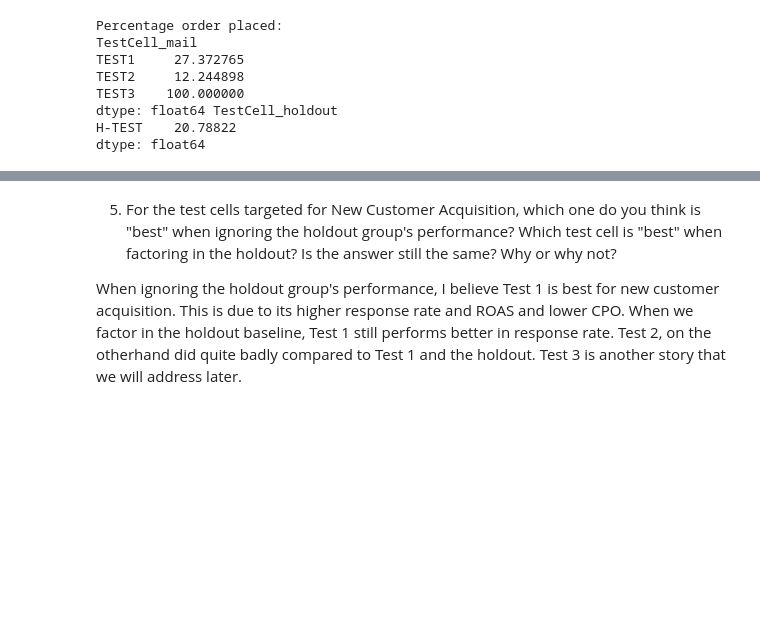
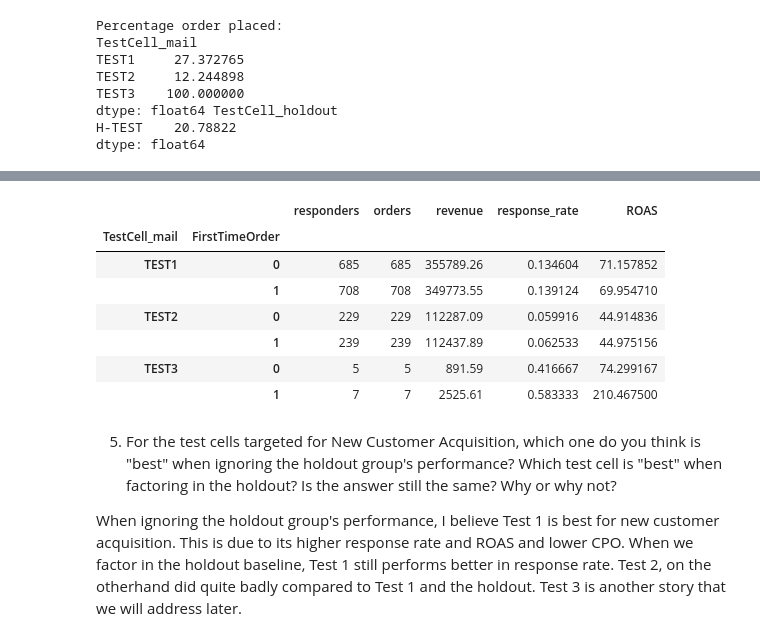
Before and after one commit to aivandurfee/SLM-Mail-Campaign, a Jupyter notebook: analysis.ipynb, the cells around one changed output, grey strips where cells are left out. Saved outputs shown, nothing was run; the diff lists cells and outputs as text; code cells hidden in the pictures; blank space fills up the shorter version.

```diff
--- a/analysis.ipynb
+++ b/analysis.ipynb
@@ -168,6 +174,27 @@ holdout_orders = full_dataset[full_dataset["TestCell_holdout"] == "H-TEST"]["Ord
 holdout_response_rate = holdout_orders / holdout_file['FullAddress'].nunique()
 fig.add_hline(y=holdout_response_rate,annotation_text="Holdout Baseline")
 fig.show()
+# %%
+mailed = mail_file.groupby("TestCell")["FullAddress"].nunique()
+cost = mail_plan.set_index("TestCell")["Total_Cost"]
+
+ft = full_dataset_mail.groupby(["TestCell_mail","FirstTimeOrder"]).agg(
+    responders=("CustomerID","nunique"), orders=("OrderNumber","nunique"), revenue=("OrderRevenue","sum")
+)
+
+ft["response_rate"] = ft["responders"] / ft.index.get_level_values(0).map(mailed)
+ft["ROAS"] = ft["revenue"] / ft.index.get_level_values(0).map(cost)
+
+ft
+# %% [output]
+|  |  | responders | orders | revenue | response_rate | ROAS |
+| TestCell_mail | FirstTimeOrder |  |  |  |  |  |
+| TEST1 | 0 | 685 | 685 | 355789.26 | 0.134604 | 71.157852 |
+|  | 1 | 708 | 708 | 349773.55 | 0.139124 | 69.954710 |
+| TEST2 | 0 | 229 | 229 | 112287.09 | 0.059916 | 44.914836 |
+|  | 1 | 239 | 239 | 112437.89 | 0.062533 | 44.975156 |
+| TEST3 | 0 | 5 | 5 | 891.59 | 0.416667 | 74.299167 |
+|  | 1 | 7 | 7 | 2525.61 | 0.583333 | 210.467500 |
 # %% [markdown]
 5. For the test cells targeted for New Customer Acquisition, which one do you think is "best" when ignoring the holdout group's performance? Which test cell is "best" when factoring in the holdout? Is the answer still the same? Why or why not?
 
```
Also changed, not shown: parts of 1 cell of this notebook.
